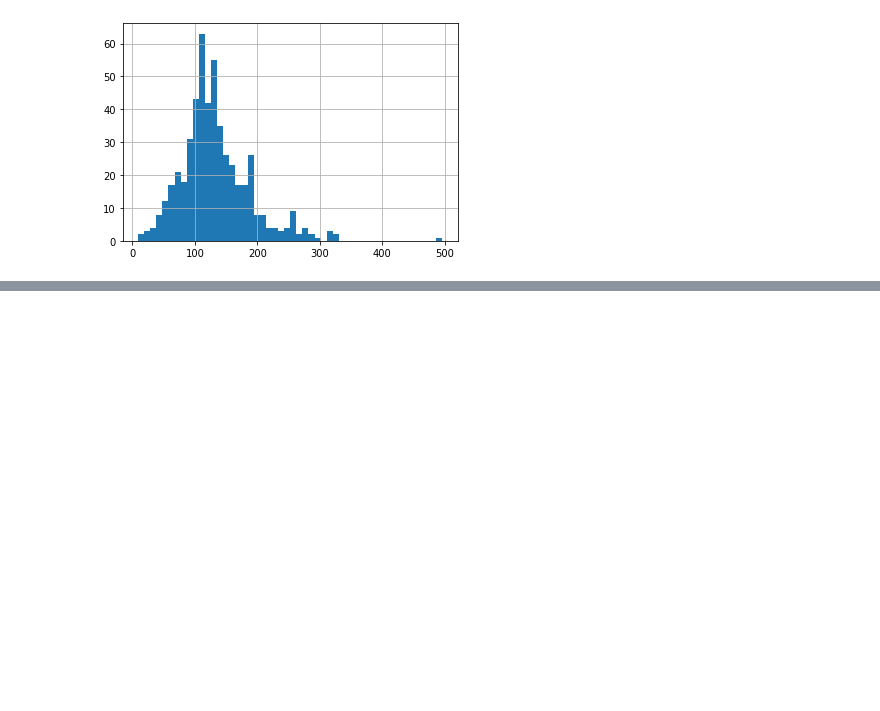
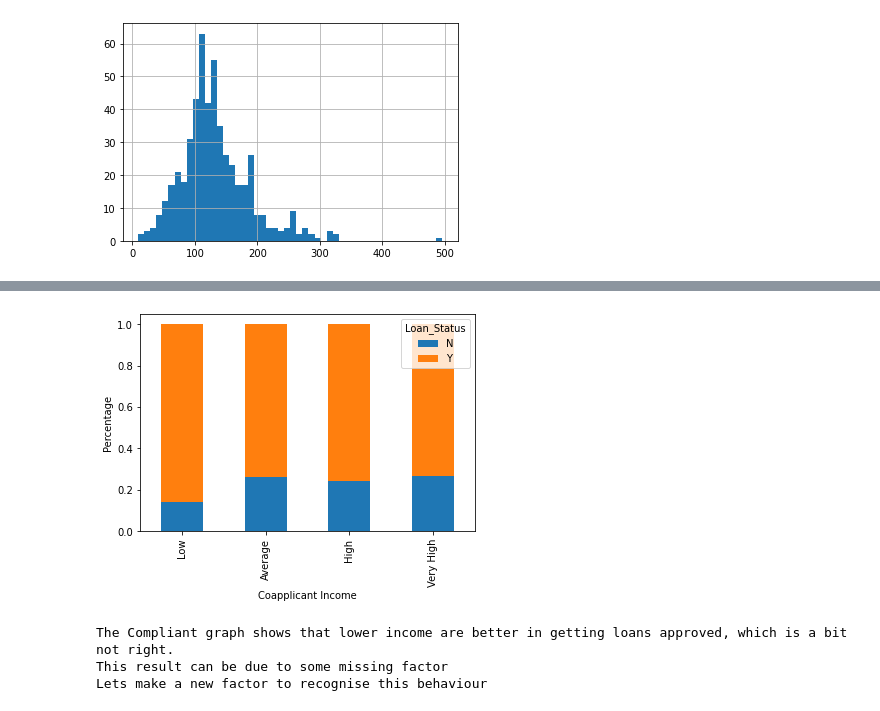
Before and after one commit to nzangi/Machine-Learning-Projects, a Jupyter notebook: Loan prediction/Loan_Prediction.ipynb, the cells around one changed output, grey strips where cells are left out. Drawn from its saved outputs; the diff is of its cells as text; code cells hidden in the pictures; blank space fills up the shorter version.

```diff
--- a/Loan prediction/Loan_Prediction.ipynb
+++ b/Loan prediction/Loan_Prediction.ipynb
@@ -350,0 +361,7 @@ Media value of : LoanAmount is 125.0
+# %%
+group_histogram_making([0, 1000, 2000, 3000, 42000], ['Low', 'Average', 'High', 'Very High'], 'CoapplicantIncome', 'Coapplicant Income', "The Compliant graph shows that lower income are better in getting loans approved, which is a bit not right.\nThis result can be due to some missing factor\nLets make a new factor to recognise this behaviour")
+# %% [output]
+[figure, added]
+The Compliant graph shows that lower income are better in getting loans approved, which is a bit not right.
+This result can be due to some missing factor
+Lets make a new factor to recognise this behaviour
```
Also changed, not shown: parts of 12 cells of this notebook.
